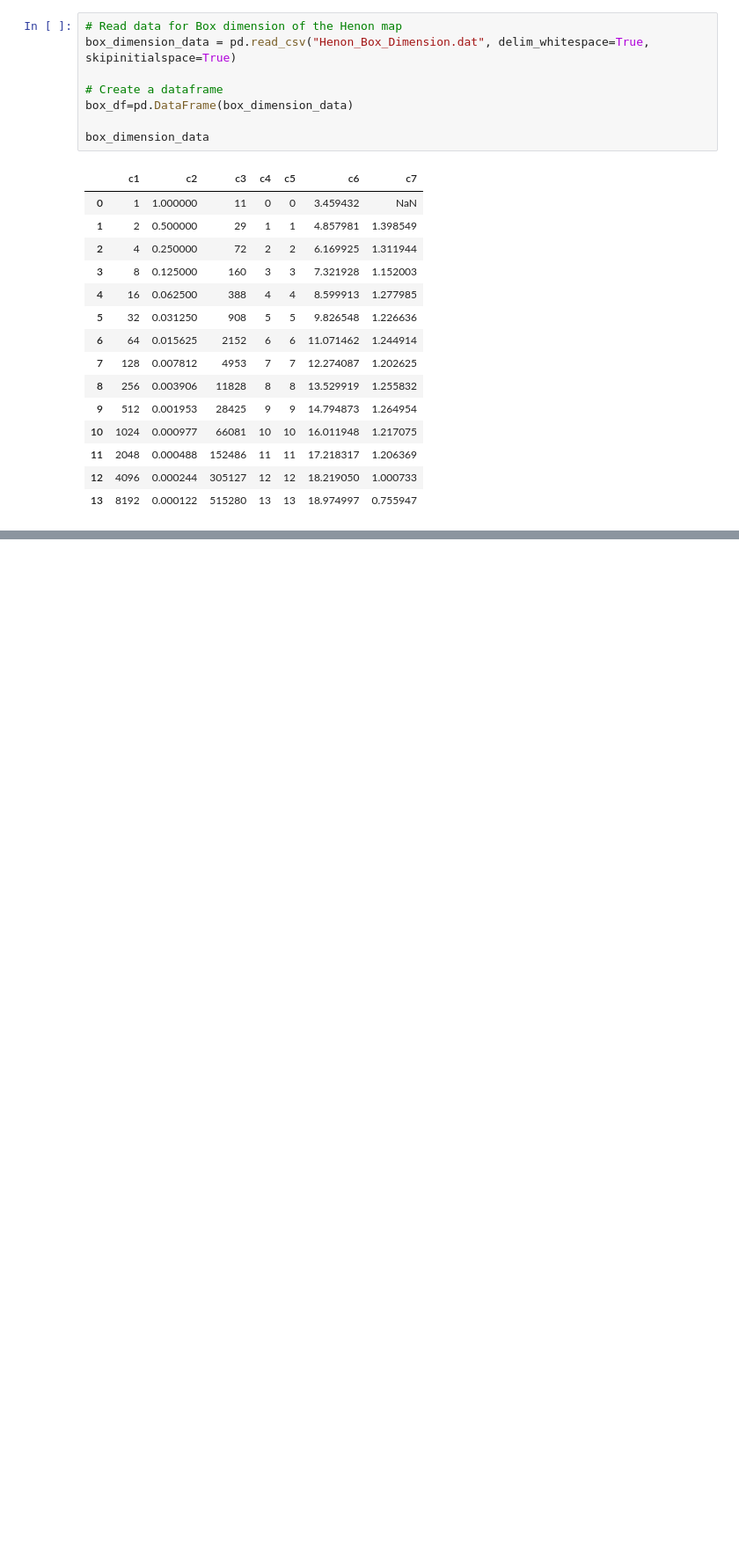
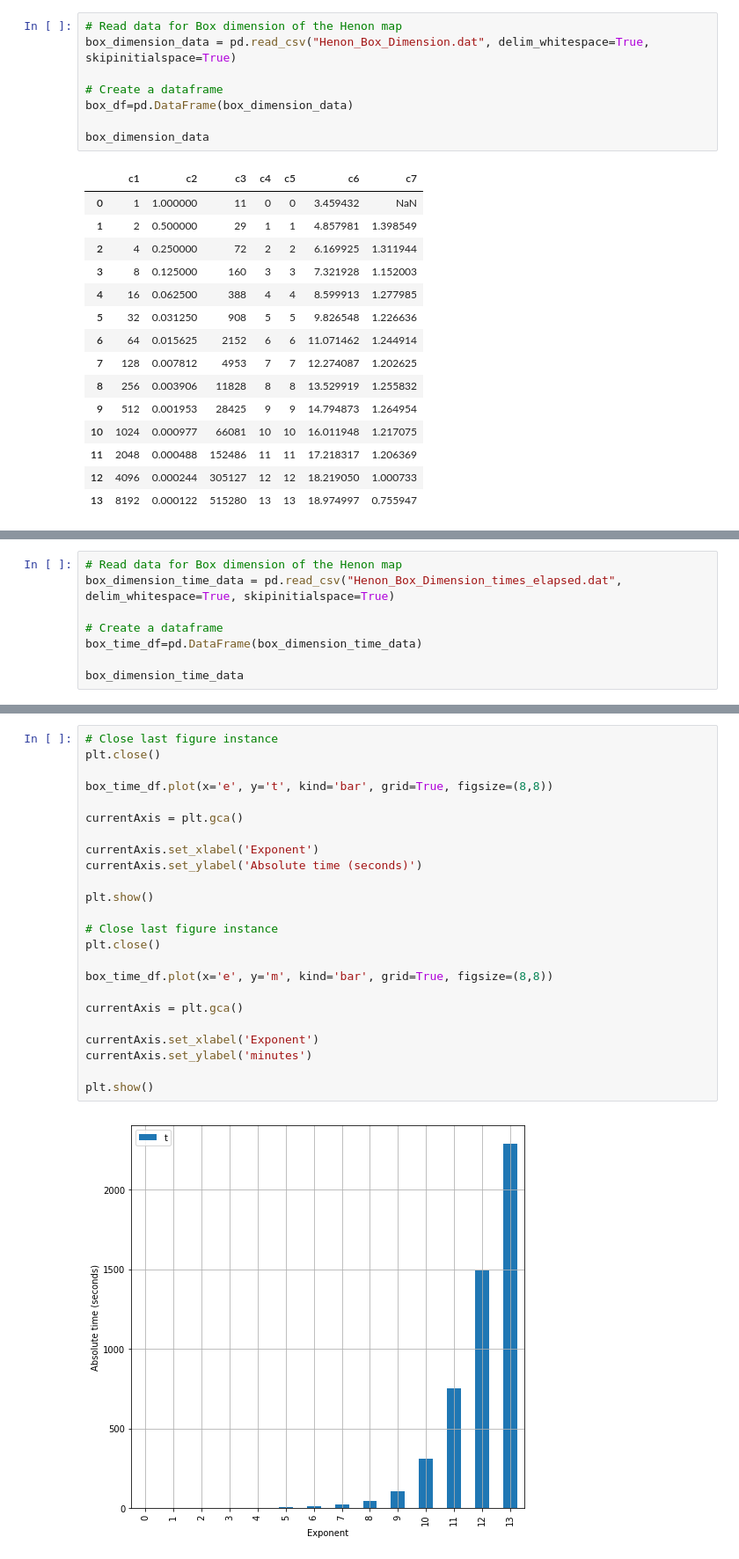
Before and after one commit to MarianaJaramillo/Dynamical-Systems, a Jupyter notebook: C_codes/Prototyping_Fractal_Dimension/Henon_Box_Dimension_Analisys.ipynb, the cells around one changed output, grey strips where cells are left out. Shown at 88% size. Drawn from its saved outputs; the diff is of its cells as text; blank space fills up the shorter version.

```diff
--- a/C_codes/Prototyping_Fractal_Dimension/Henon_Box_Dimension_Analisys.ipynb
+++ b/C_codes/Prototyping_Fractal_Dimension/Henon_Box_Dimension_Analisys.ipynb
@@ -407,0 +427,8 @@ plt.show()
+# %%
+# Read data for Box dimension of the Henon map
+box_dimension_time_data = pd.read_csv("Henon_Box_Dimension_times_elapsed.dat", delim_whitespace=True, skipinitialspace=True)
+
+# Create a dataframe
+box_time_df=pd.DataFrame(box_dimension_time_data)
+
+box_dimension_time_data
@@ -407,0 +451,26 @@ plt.show()
+# %%
+# Close last figure instance
+plt.close()
+
+box_time_df.plot(x='e', y='t', kind='bar', grid=True, figsize=(8,8))
+
+currentAxis = plt.gca()
+
+currentAxis.set_xlabel('Exponent')
+currentAxis.set_ylabel('Absolute time (seconds)')
+
+plt.show()
+
+# Close last figure instance
+plt.close()
+
+box_time_df.plot(x='e', y='m', kind='bar', grid=True, figsize=(8,8))
+
+currentAxis = plt.gca()
+
+currentAxis.set_xlabel('Exponent')
+currentAxis.set_ylabel('minutes')
+
+plt.show()
+# %% [output]
+[figure, added]
```
Also changed, not shown: parts of 8 cells of this notebook, 1 other file.
